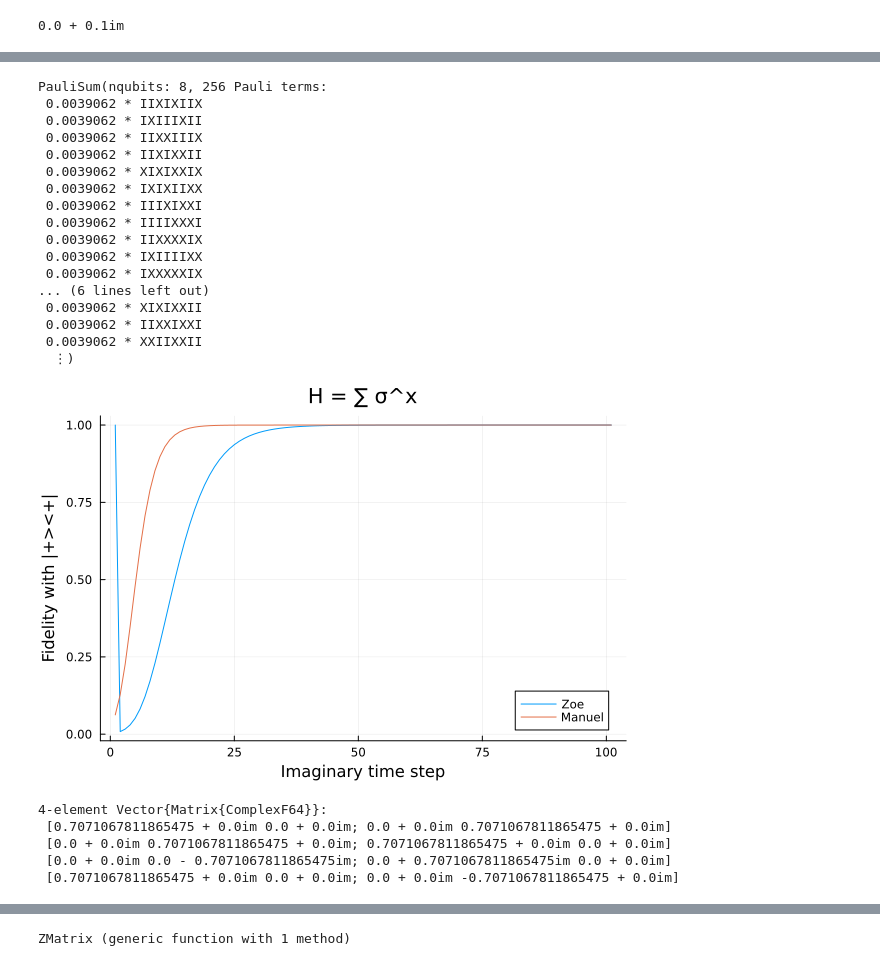
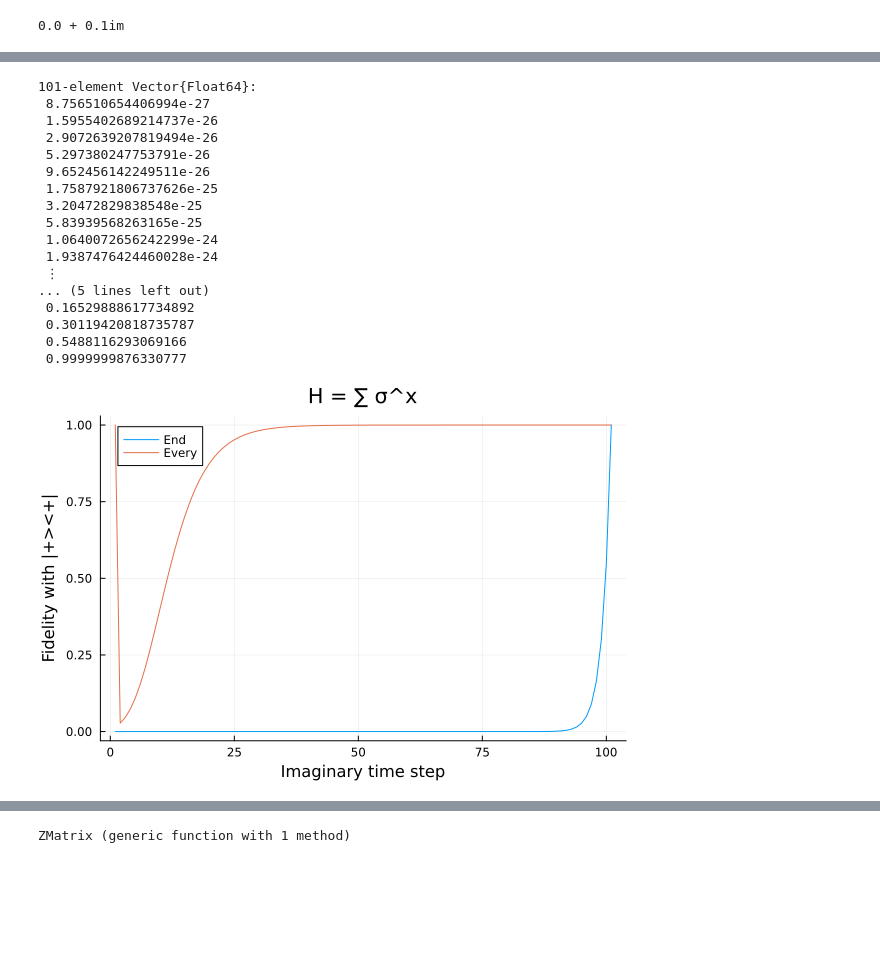
Before and after one commit to wrightjandrew/ImaginaryTimeEvolutionPauliPropagation, a Jupyter notebook: imaginaryTimeEvolution/proof_of_princ_thermal_state_prep (1).ipynb, the cells around one changed output, grey strips where cells are left out. Drawn from its saved outputs; the diff is of its cells as text; code cells hidden in the pictures; blank space fills up the shorter version.

```diff
--- a/imaginaryTimeEvolution/proof_of_princ_thermal_state_prep (1).ipynb
+++ b/imaginaryTimeEvolution/proof_of_princ_thermal_state_prep (1).ipynb
@@ -49,0 +49,4 @@ PauliSum(nqubits: 2, 1 Pauli term:
+# %%
+nq = 6
+pstr = PauliString(nq, :I, 1)
+psum = PauliSum(pstr)
@@ -84,48 +73,49 @@ nls = 100
 
 pstr = PauliString(nq, :I, 1)
 psum = PauliSum(pstr)
+beta = Float64[0.0]
 
-overlapsZoe = Float64[overlapwithplus(psum)]
+overlapsEnd = Float64[overlapwithplus(psum)]
+overlapsEvery = Float64[overlapwithplus(psum)]
 
 for _ in 1:nls
     psum = propagate!(circuit, psum)
-    #psum
-    psumnew = mult!(psum, 1/((2^nq)*getcoeff(psum, :I, 1)))
-    push!(overlapsZoe, overlapwithplus(psumnew))
+    #psumnew = mult!(psum, 1/((2^nq)*getcoeff(psum, :I, 1)))
+    psumEvery = psum*1/(2^nq*getcoeff(psum, :I, 1))
+    push!(overlapsEvery, overlapwithplus(psumEvery))
+    push!(overlapsEnd, overlapwithplus(psum))
+    push!(beta, 0.1*nls)
 end
-psum
+overlapsEnd = overlapsEnd/(2^nq*getcoeff(psum, :I, 1))
+
+
+
+# println(overlapsEnd)
+# println(overlapsEvery)
 # %% [output]
-PauliSum(nqubits: 8, 256 Pauli terms:
- 0.0039062 * IIXIXIIX
- 0.0039062 * IXIIIXII
- 0.0039062 * IIXXIIIX
- 0.0039062 * IIXIXXII
- 0.0039062 * XIXIXXIX
- 0.0039062 * IXIXIIXX
- 0.0039062 * IIIXIXXI
- 0.0039062 * IIIIXXXI
- 0.0039062 * IIXXXXIX
- 0.0039062 * IXIIIIXX
- 0.0039062 * IXXXXXIX
-... (6 lines left out)
- 0.0039062 * XIXIXXII
- 0.0039062 * IIXXIXXI
- 0.0039062 * XXIIXXII
-  ⋮)
+101-element Vector{Float64}:
+ 8.756510654406994e-27
+ 1.5955402689214737e-26
+ 2.9072639207819494e-26
+ 5.297380247753791e-26
+ 9.652456142249511e-26
+ 1.7587921806737626e-25
+ 3.20472829838548e-25
+ 5.83939568263165e-25
+ 1.0640072656242299e-24
+ 1.9387476424460028e-24
+ ⋮
+... (5 lines left out)
+ 0.16529888617734892
+ 0.30119420818735787
+ 0.5488116293069166
+ 0.9999999876330777
 # %%
 using Plots
 # %%
-plot(overlapsZoe, ylabel="Fidelity with |+><+|", xlabel="Imaginary time step", label="Zoe", title="H = ∑ σ^x")
-plot!(overlapsManuel, ylabel="Fidelity with |+><+|", xlabel="Imaginary time step", label="Manuel", title="H = ∑ σ^x")
+plot(overlapsEnd, ylabel="Fidelity with |+><+|", xlabel="Imaginary time step", label="End", title="H = ∑ σ^x")
+plot!(overlapsEvery, ylabel="Fidelity with |+><+|", xlabel="Imaginary time step", label="Every", title="H = ∑ σ^x")
 # %% [output]
-[figure, old version]
+[figure, new version]
-# %%
-pauli_basis_vec = getpaulibasis(1)
-# %% [output]
-4-element Vector{Matrix{ComplexF64}}:
- [0.7071067811865475 + 0.0im 0.0 + 0.0im; 0.0 + 0.0im 0.7071067811865475 + 0.0im]
- [0.0 + 0.0im 0.7071067811865475 + 0.0im; 0.7071067811865475 + 0.0im 0.0 + 0.0im]
- [0.0 + 0.0im 0.0 - 0.7071067811865475im; 0.0 + 0.7071067811865475im 0.0 + 0.0im]
- [0.7071067811865475 + 0.0im 0.0 + 0.0im; 0.0 + 0.0im -0.7071067811865475 + 0.0im]
 # %%
 using LinearAlgebra
```
Also changed, not shown: parts of 13 cells of this notebook.
